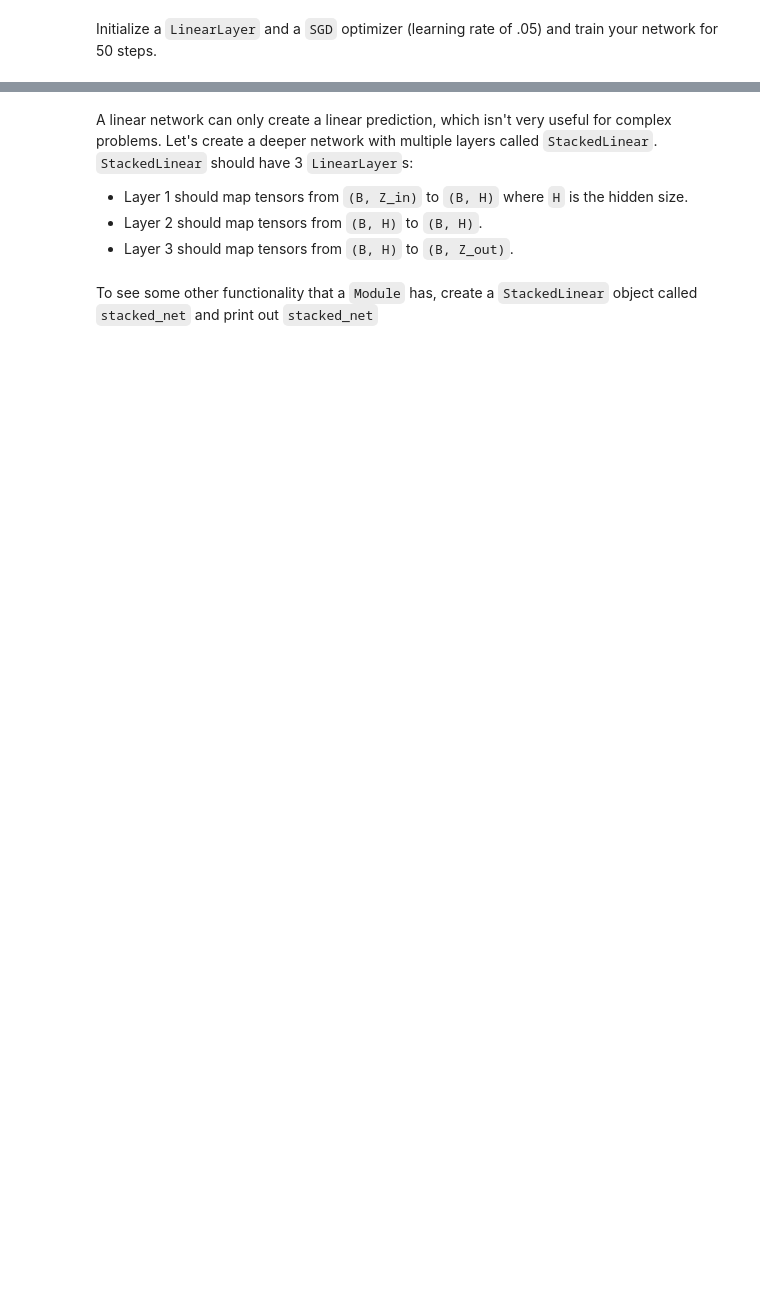
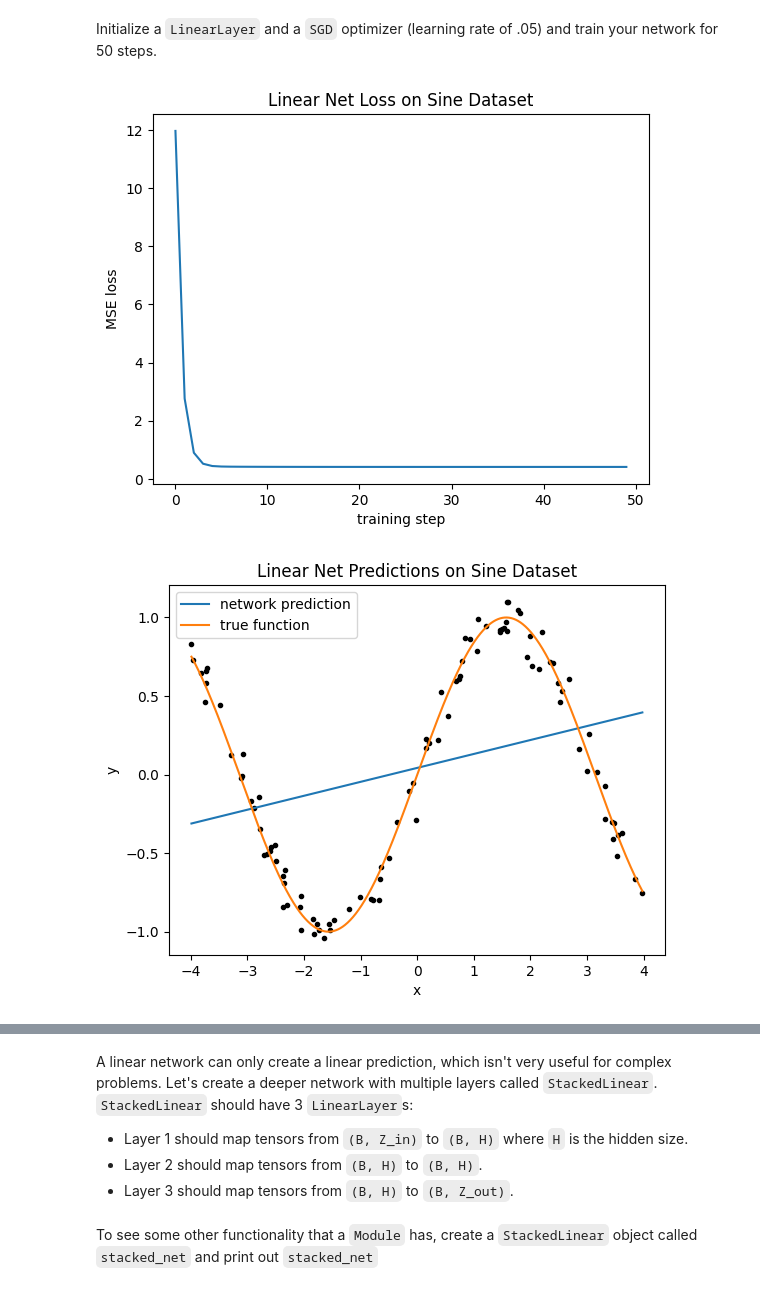
Before and after one commit to andrewhall1124/CS_474, a Jupyter notebook: labs/lab2_modules_training.ipynb, the cells around one changed output, grey strips where cells are left out. Cells and saved outputs as stored; diff of their text form; code cells hidden in the pictures; blank space fills up the shorter version.

```diff
--- a/labs/lab2_modules_training.ipynb
+++ b/labs/lab2_modules_training.ipynb
@@ -89,10 +104,10 @@ First create a cuda `device` object with `device = torch.device('cuda')` (You ca
 Then set `a = a.to(device)`.
 # %%
 # TODO: Create a cuda device
-device = None
+device = torch.device('cuda')
 
 # TODO: Set a to device
-
+a = a.to(device)
 assert 'cuda' in str(a.device)
 # %% [markdown]
 This is the best way to set tensors to a device since sometimes you may want to switch from being on the GPU to the CPU, for debugging purposes, and now instead of manually changing all `.cuda()` to `.cpu()` you just need to change the global variable `device` to be a `torch.device('cpu')` and all of your code will work automatically.
@@ -380,18 +477,27 @@ plot_data(sine_x, sine_y, title="Sine wave dataset")
 Initialize a `LinearLayer` and a `SGD` optimizer (learning rate of .05) and train your network for 50 steps.
 # %%
 # TODO: Initialize a LinearLayer
-linear_network = None
+linear_network = LinearLayer(
+    input_feature_size=1,
+    output_feature_size=1
+)
 
 # TODO: Initialize an SGD Optimizer with learning rate of .05
-
+sgd = SGD(
+    parameters=linear_network.parameters(),
+    lr=.05
+)
 # TODO: Train linear_network for 50 steps using your train function, store your training losses in `train_losses` for plotting
-train_losses = None
+train_losses = train(linear_network, sgd, sine_x, sine_y, 50)
 
 # Plot your losses
 plot_loss(train_losses,"Linear Net Loss on Sine Dataset")
 
 # Plot the fit on the dataset
 plot_data(sine_x, sine_y, linear_network, gt_func=torch.sin, title="Linear Net Predictions on Sine Dataset")
+# %% [output]
+[figure, added]
+[figure, added]
 # %%
 print("Our network's trained prediction function is:")
 print("y = {:.3f}x + {:.3f}".format(linear_network.weight.data.item(), linear_network.bias.data.item()))
```
Also changed, not shown: parts of 35 cells of this notebook.
